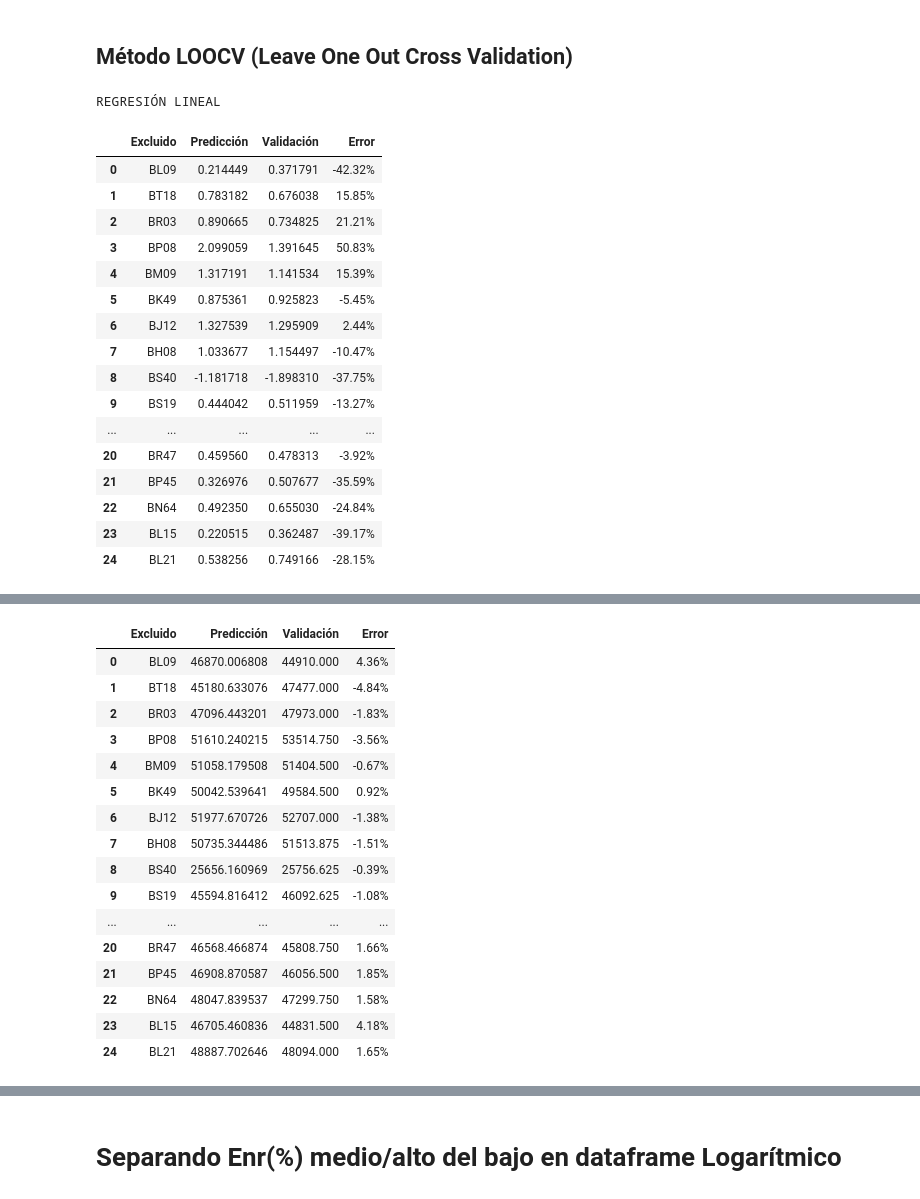
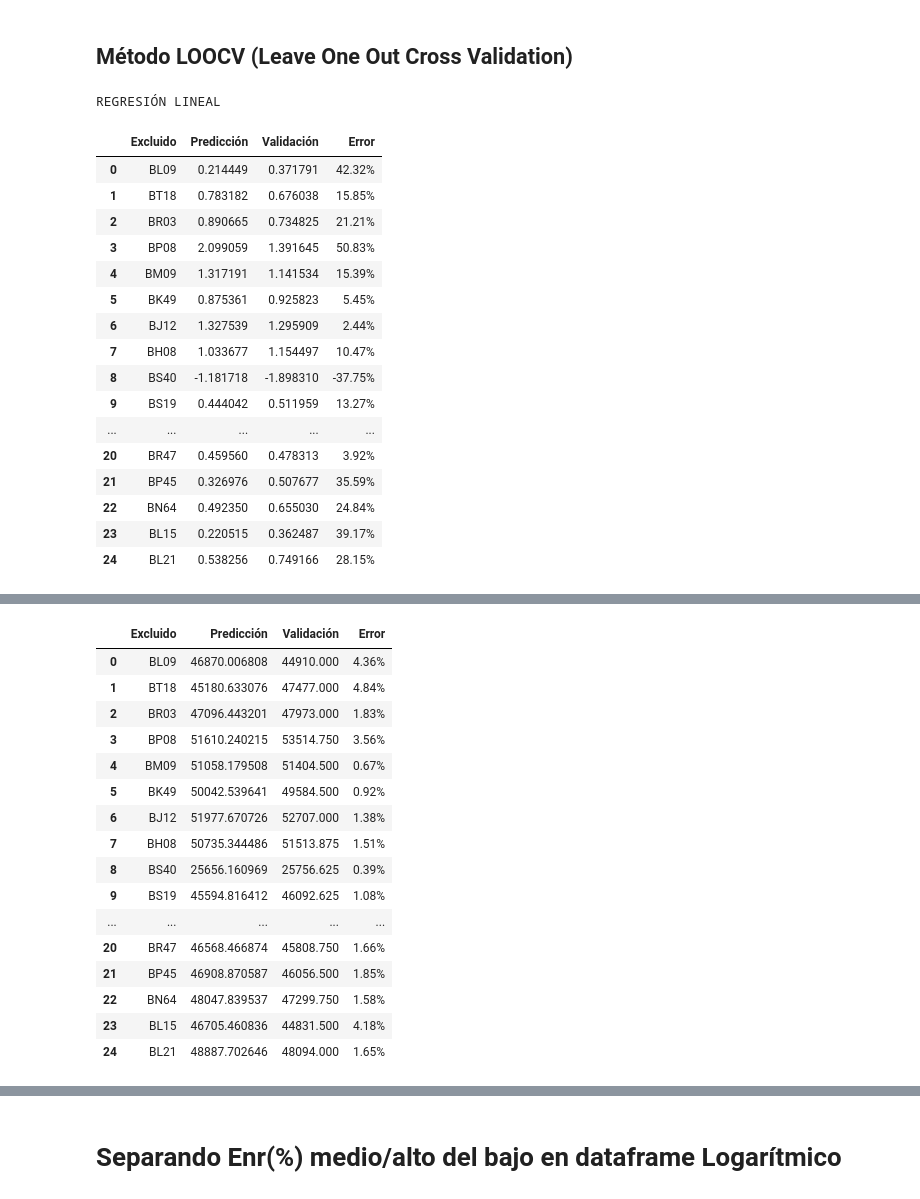
Before and after one commit to jarok03/PracticaUAM, a Jupyter notebook: CalculoQuemadoRev1.ipynb, the cells around one changed output, grey strips where cells are left out. Cells and saved outputs as stored; diff of their text form; code cells hidden in the pictures.

```diff
--- a/CalculoQuemadoRev1.ipynb
+++ b/CalculoQuemadoRev1.ipynb
@@ -488,11 +488,11 @@ for excluido in lista:
 
     sol = valid[4]
     calc = B[0]+B[1]*valid[0]+B[2]*valid[1]+B[3]*valid[2]+B[4]*valid[3]
-    error = ((calc - sol)/sol)*100
+    error = (abs((calc - sol))/sol)*100
     # print('{0:.2f} %'.format(error))
     solL = validL[4]
     calcL = BL[0]+BL[1]*validL[0]+BL[2]*validL[1]+BL[3]*validL[2]+BL[4]*validL[3]
-    errorL = ((calcL - solL)/solL)*100
+    errorL = (abs((calcL - solL))/solL)*100
     # print('{0:.2f} %'.format(errorL))
 
 
@@ -504,49 +504,49 @@ for excluido in lista:
 
 
 print('REGRESIÓN LINEAL')
 rmse = mean_squared_error(LOOCV.values[:,2], LOOCV.values[:,1], squared = False)
 mae = mean_absolute_error(LOOCV.values[:,2], LOOCV.values[:,1])
 
 display(LOOCV)
 print()
 print('RMSE =', '{0:.2f}'.format(rmse))
-print()
+#print()
 print('MAE =', '{0:.2f}'.format(mae))
 print()
 print()
 print()
 
 
 print('REGRESIÓN LOGARÍTMICA')
 solLT = stats.zscore(LOOCVL['Validación'])
 calcLT = stats.zscore(LOOCVL['Predicción'])
 rmse = mean_squared_error(LOOCVL.values[:,2], LOOCVL.values[:,1], squared = False)
 mae = mean_absolute_error(LOOCVL.values[:,2], LOOCVL.values[:,1])
 rmseT = mean_squared_error(solLT, calcLT, squared = False)
 maeT = mean_absolute_error(solLT, calcLT)
 
 display(LOOCVL)
 print()
 print('RMSE =', '{0:.2f}'.format(rmse), ' --> ', '{0:.2f}'.format(rmseT))
-print()
+#print()
 print('MAE =', '{0:.2f}'.format(mae), ' --> ', '{0:.2f}'.format(maeT))
 # %% [output]
 REGRESIÓN LINEAL
 |  | Excluido | Predicción | Validación | Error |
-| 0 | BL09 | 0.214449 | 0.371791 | -42.32% |
+| 0 | BL09 | 0.214449 | 0.371791 | 42.32% |
 | 1 | BT18 | 0.783182 | 0.676038 | 15.85% |
 | 2 | BR03 | 0.890665 | 0.734825 | 21.21% |
 | 3 | BP08 | 2.099059 | 1.391645 | 50.83% |
 | 4 | BM09 | 1.317191 | 1.141534 | 15.39% |
-| 5 | BK49 | 0.875361 | 0.925823 | -5.45% |
+| 5 | BK49 | 0.875361 | 0.925823 | 5.45% |
 | 6 | BJ12 | 1.327539 | 1.295909 | 2.44% |
-| 7 | BH08 | 1.033677 | 1.154497 | -10.47% |
+| 7 | BH08 | 1.033677 | 1.154497 | 10.47% |
 | 8 | BS40 | -1.181718 | -1.898310 | -37.75% |
-| 9 | BS19 | 0.444042 | 0.511959 | -13.27% |
+| 9 | BS19 | 0.444042 | 0.511959 | 13.27% |
 | ... | ... | ... | ... | ... |
-| 20 | BR47 | 0.459560 | 0.478313 | -3.92% |
-| 21 | BP45 | 0.326976 | 0.507677 | -35.59% |
-| 22 | BN64 | 0.492350 | 0.655030 | -24.84% |
-| 23 | BL15 | 0.220515 | 0.362487 | -39.17% |
-| 24 | BL21 | 0.538256 | 0.749166 | -28.15% |
+| 20 | BR47 | 0.459560 | 0.478313 | 3.92% |
+| 21 | BP45 | 0.326976 | 0.507677 | 35.59% |
+| 22 | BN64 | 0.492350 | 0.655030 | 24.84% |
+| 23 | BL15 | 0.220515 | 0.362487 | 39.17% |
+| 24 | BL21 | 0.538256 | 0.749166 | 28.15% |
 RMSE = 0.26
@@ -558,15 +557,15 @@ MAE = 0.19
 REGRESIÓN LOGARÍTMICA
 |  | Excluido | Predicción | Validación | Error |
 | 0 | BL09 | 46870.006808 | 44910.000 | 4.36% |
-| 1 | BT18 | 45180.633076 | 47477.000 | -4.84% |
-| 2 | BR03 | 47096.443201 | 47973.000 | -1.83% |
-| 3 | BP08 | 51610.240215 | 53514.750 | -3.56% |
-| 4 | BM09 | 51058.179508 | 51404.500 | -0.67% |
+| 1 | BT18 | 45180.633076 | 47477.000 | 4.84% |
+| 2 | BR03 | 47096.443201 | 47973.000 | 1.83% |
+| 3 | BP08 | 51610.240215 | 53514.750 | 3.56% |
+| 4 | BM09 | 51058.179508 | 51404.500 | 0.67% |
 | 5 | BK49 | 50042.539641 | 49584.500 | 0.92% |
-| 6 | BJ12 | 51977.670726 | 52707.000 | -1.38% |
-| 7 | BH08 | 50735.344486 | 51513.875 | -1.51% |
-| 8 | BS40 | 25656.160969 | 25756.625 | -0.39% |
-| 9 | BS19 | 45594.816412 | 46092.625 | -1.08% |
+| 6 | BJ12 | 51977.670726 | 52707.000 | 1.38% |
+| 7 | BH08 | 50735.344486 | 51513.875 | 1.51% |
+| 8 | BS40 | 25656.160969 | 25756.625 | 0.39% |
+| 9 | BS19 | 45594.816412 | 46092.625 | 1.08% |
 | ... | ... | ... | ... | ... |
 | 20 | BR47 | 46568.466874 | 45808.750 | 1.66% |
 | 21 | BP45 | 46908.870587 | 46056.500 | 1.85% |
```
Also changed, not shown: parts of 11 cells of this notebook, 1 other file.
